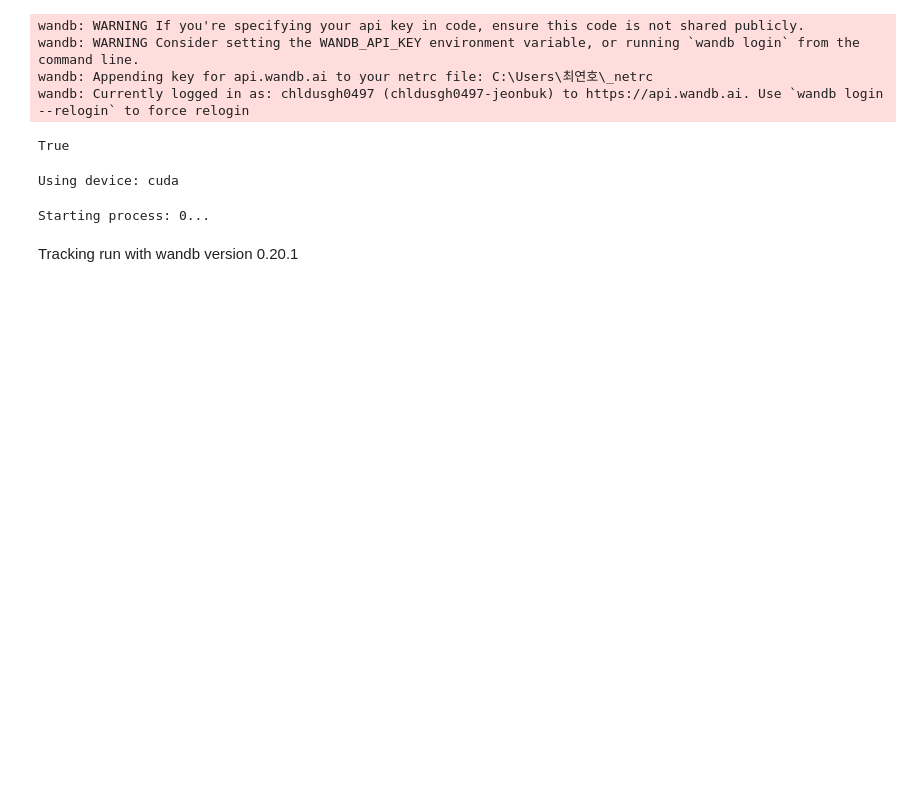
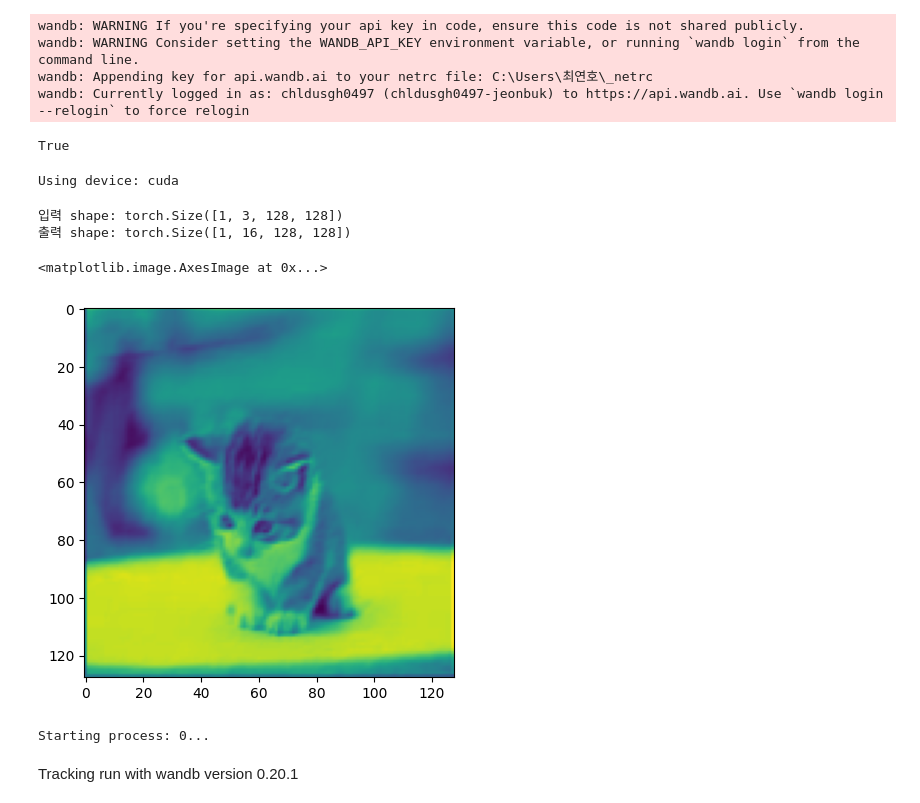
Before and after one commit to RGBRaccoon/semina, a Jupyter notebook: 2025_07_04/cnn copy.ipynb, the cells around one changed output. Cells and saved outputs as stored; diff of their text form; code cells hidden in the pictures; blank space fills up the shorter version.

```diff
--- a/2025_07_04/cnn copy.ipynb
+++ b/2025_07_04/cnn copy.ipynb
@@ -35,6 +35,38 @@ device = torch.device('cuda' if torch.cuda.is_available() else 'cpu')
 print(f"Using device: {device}")
 # %% [output]
 Using device: cuda
+# %%
+from PIL import Image
+import torch
+import torchvision.transforms as transforms
+import torch.nn as nn
+import matplotlib.pyplot as plt
+# 1. 이미지 불러오기
+img = Image.open('data/img.jpg')  # 경로는 실제 이미지 파일로 변경
+
+# 2. 텐서 변환 및 배치 차원 추가
+transform = transforms.Compose([
+    transforms.Resize((128, 128)),  # 원하는 크기로 조정
+    transforms.ToTensor()
+])
+input_tensor = transform(img).unsqueeze(0)  # (1, 3, 128, 128)
+
+# 3. 임의의 Conv2d 레이어 생성
+conv_layer = nn.Conv2d(in_channels=3, out_channels=16, kernel_size=3, padding=1)
+
+# 4. Convolution 연산 수행
+output = conv_layer(input_tensor)
+
+# 5. 결과 shape 확인
+print("입력 shape:", input_tensor.shape)   # torch.Size([1, 3, 128, 128])
+print("출력 shape:", output.shape)
+
+plt.imshow(output[0, 0, :, :].detach().numpy())
+# %% [output]
+입력 shape: torch.Size([1, 3, 128, 128])
+출력 shape: torch.Size([1, 16, 128, 128])
+<matplotlib.image.AxesImage at 0x...>
+[figure, added]
 # %%
 
 
```
Also changed, not shown: 2 other files.
